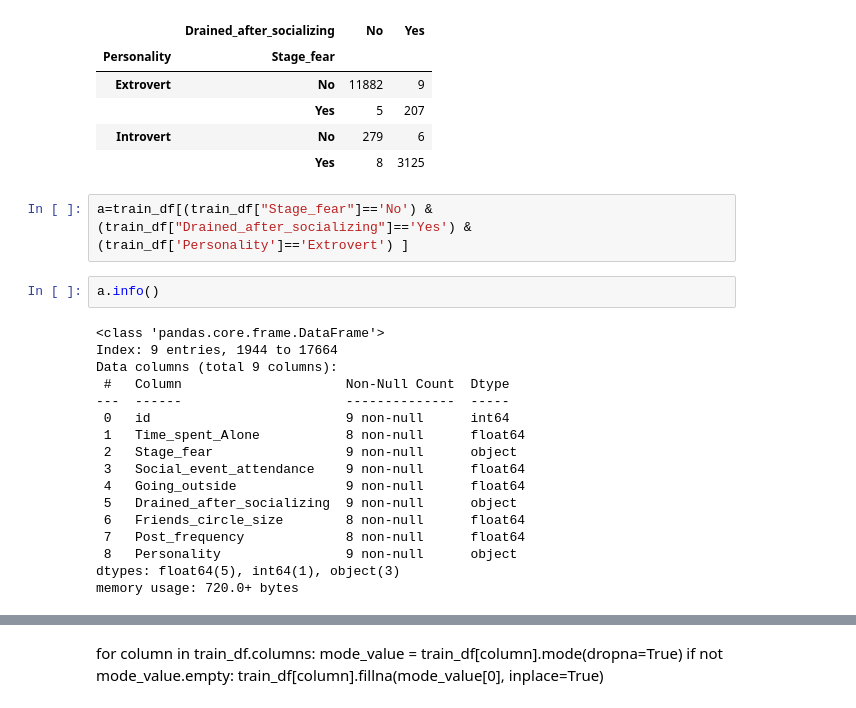
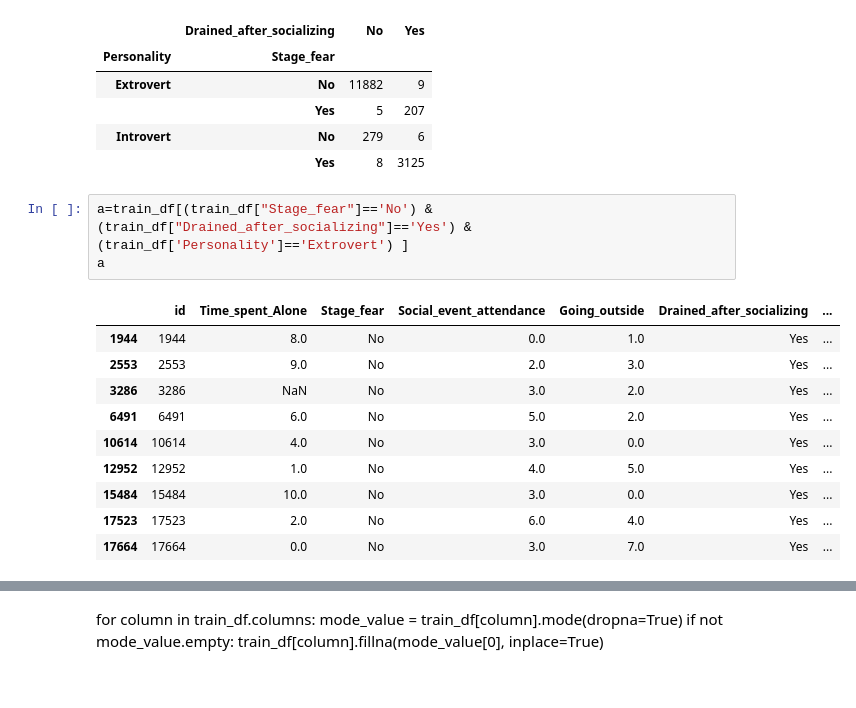
Before and after one commit to PiotrPieciak/LEARN_06_KAGGLE_Predict_Introverts, a Jupyter notebook: notebooks/01_Introverts_and_extroverts_EDA.ipynb, the cells around one changed output, grey strips where cells are left out. Saved outputs shown, nothing was run; the diff lists cells and outputs as text.

```diff
--- a/notebooks/01_Introverts_and_extroverts_EDA.ipynb
+++ b/notebooks/01_Introverts_and_extroverts_EDA.ipynb
@@ -214,22 +215,15 @@ pd.crosstab([train_df['Personality'],train_df["Stage_fear"]],train_df["Drained_a
 |  | Yes | 8 | 3125 |
 # %%
 a=train_df[(train_df["Stage_fear"]=='No') & (train_df["Drained_after_socializing"]=='Yes') & (train_df['Personality']=='Extrovert') ]
+a
+# %% [output]
+|  | id | Time_spent_Alone | Stage_fear | Social_event_attendance | Going_outside | Drained_after_socializing | ... |
+| 1944 | 1944 | 8.0 | No | 0.0 | 1.0 | Yes | ... |
+| 2553 | 2553 | 9.0 | No | 2.0 | 3.0 | Yes | ... |
+| 3286 | 3286 | NaN | No | 3.0 | 2.0 | Yes | ... |
+| 6491 | 6491 | 6.0 | No | 5.0 | 2.0 | Yes | ... |
+| 10614 | 10614 | 4.0 | No | 3.0 | 0.0 | Yes | ... |
+| 12952 | 12952 | 1.0 | No | 4.0 | 5.0 | Yes | ... |
+| 15484 | 15484 | 10.0 | No | 3.0 | 0.0 | Yes | ... |
+| 17523 | 17523 | 2.0 | No | 6.0 | 4.0 | Yes | ... |
+| 17664 | 17664 | 0.0 | No | 3.0 | 7.0 | Yes | ... |
-# %%
-a.info()
-# %% [output]
-<class 'pandas.core.frame.DataFrame'>
-Index: 9 entries, 1944 to 17664
-Data columns (total 9 columns):
- #   Column                     Non-Null Count  Dtype
----  ------                     --------------  -----
- 0   id                         9 non-null      int64
- 1   Time_spent_Alone           8 non-null      float64
- 2   Stage_fear                 9 non-null      object
- 3   Social_event_attendance    9 non-null      float64
- 4   Going_outside              9 non-null      float64
- 5   Drained_after_socializing  9 non-null      object
- 6   Friends_circle_size        8 non-null      float64
- 7   Post_frequency             8 non-null      float64
- 8   Personality                9 non-null      object
-dtypes: float64(5), int64(1), object(3)
-memory usage: 720.0+ bytes
```
Also changed, not shown: parts of 8 cells of this notebook.
